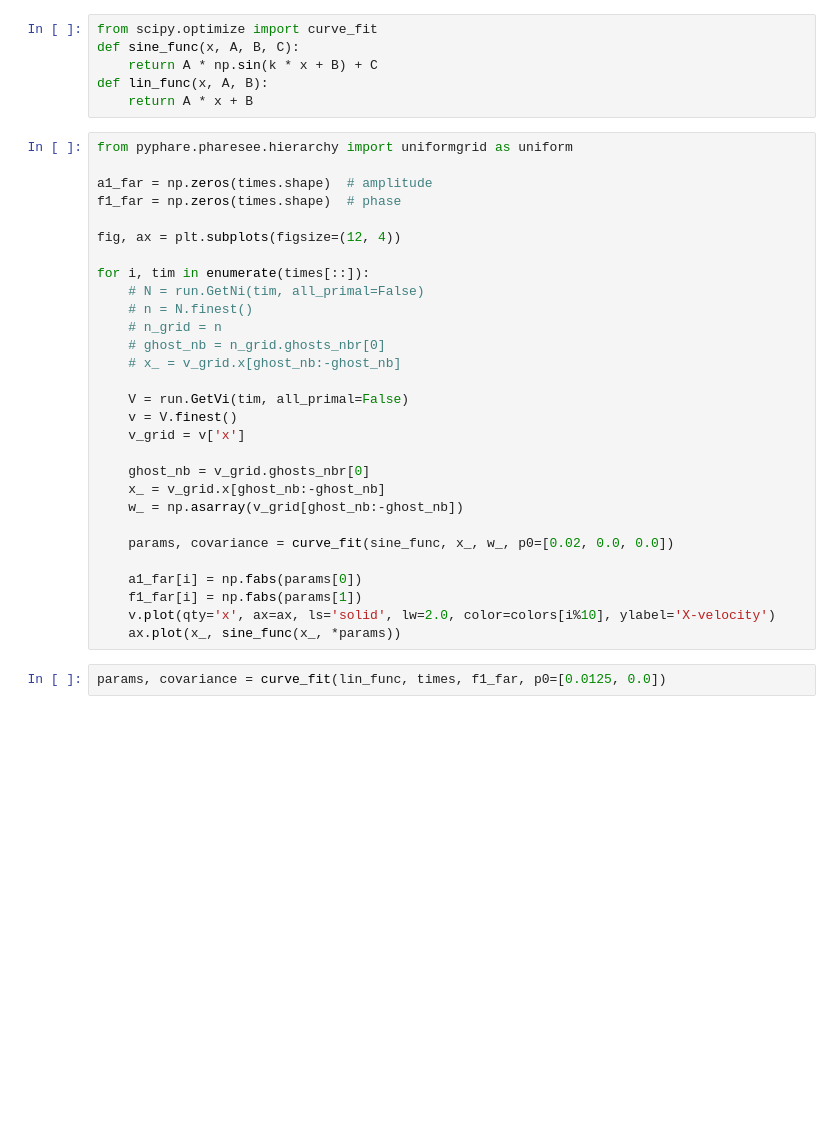
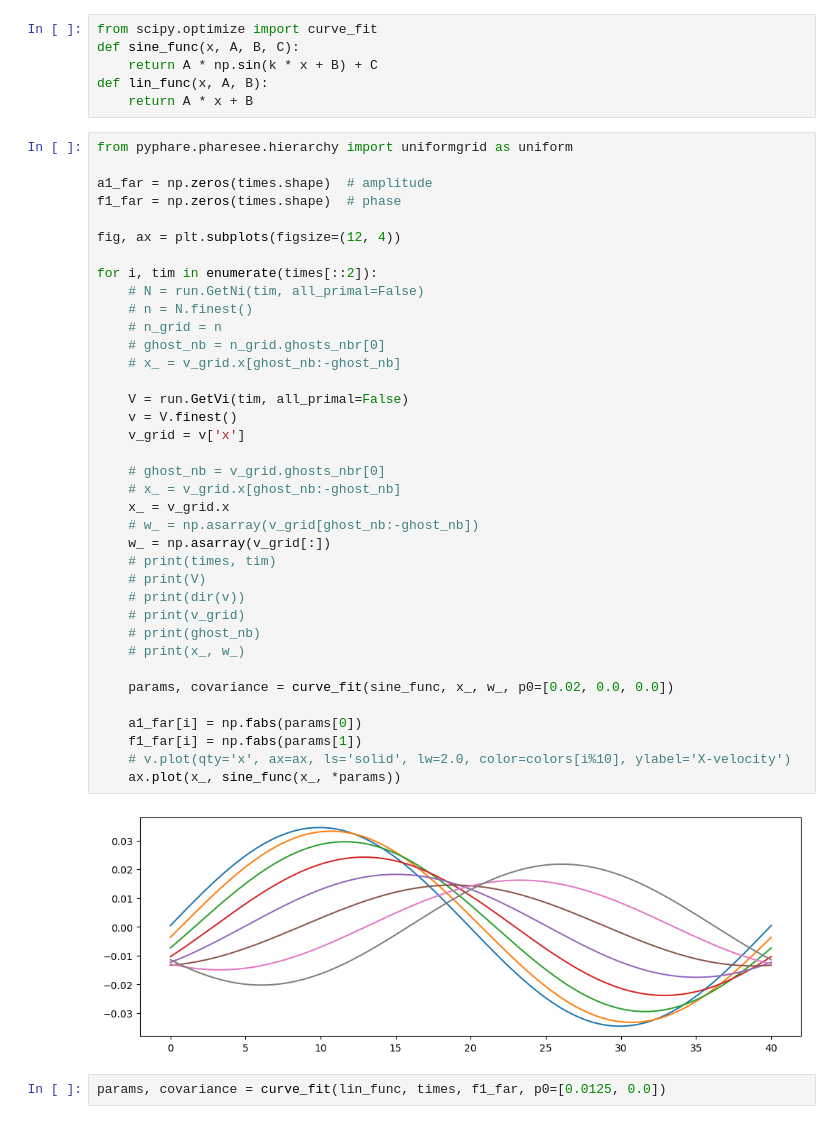
Before and after one commit to rochSmets/farMe, a Jupyter notebook: close/test_iaw.ipynb, the cells around one changed output. Cells and saved outputs as stored; diff of their text form; blank space fills up the shorter version.

```diff
--- a/close/test_iaw.ipynb
+++ b/close/test_iaw.ipynb
@@ -42,32 +70,42 @@ def lin_func(x, A, B):
 # %%
 from pyphare.pharesee.hierarchy import uniformgrid as uniform
 
 a1_far = np.zeros(times.shape)  # amplitude
 f1_far = np.zeros(times.shape)  # phase
 
 fig, ax = plt.subplots(figsize=(12, 4))
 
-for i, tim in enumerate(times[::]):
+for i, tim in enumerate(times[::2]):
     # N = run.GetNi(tim, all_primal=False)
     # n = N.finest()
     # n_grid = n
     # ghost_nb = n_grid.ghosts_nbr[0]
     # x_ = v_grid.x[ghost_nb:-ghost_nb]
 
     V = run.GetVi(tim, all_primal=False)
     v = V.finest()
     v_grid = v['x']
 
-    ghost_nb = v_grid.ghosts_nbr[0]
-    x_ = v_grid.x[ghost_nb:-ghost_nb]
-    w_ = np.asarray(v_grid[ghost_nb:-ghost_nb])
+    # ghost_nb = v_grid.ghosts_nbr[0]
+    # x_ = v_grid.x[ghost_nb:-ghost_nb]
+    x_ = v_grid.x
+    # w_ = np.asarray(v_grid[ghost_nb:-ghost_nb])
+    w_ = np.asarray(v_grid[:])
+    # print(times, tim)
+    # print(V)
+    # print(dir(v))
+    # print(v_grid)
+    # print(ghost_nb)
+    # print(x_, w_)
 
     params, covariance = curve_fit(sine_func, x_, w_, p0=[0.02, 0.0, 0.0])
 
     a1_far[i] = np.fabs(params[0])
     f1_far[i] = np.fabs(params[1])
-    v.plot(qty='x', ax=ax, ls='solid', lw=2.0, color=colors[i%10], ylabel='X-velocity')
+    # v.plot(qty='x', ax=ax, ls='solid', lw=2.0, color=colors[i%10], ylabel='X-velocity')
     ax.plot(x_, sine_func(x_, *params))
+# %% [output]
+[figure, added]
 # %%
 params, covariance = curve_fit(lin_func, times, f1_far, p0=[0.0125, 0.0])
 # %%
```
Also changed, not shown: parts of 7 cells of this notebook, 5 other files.
